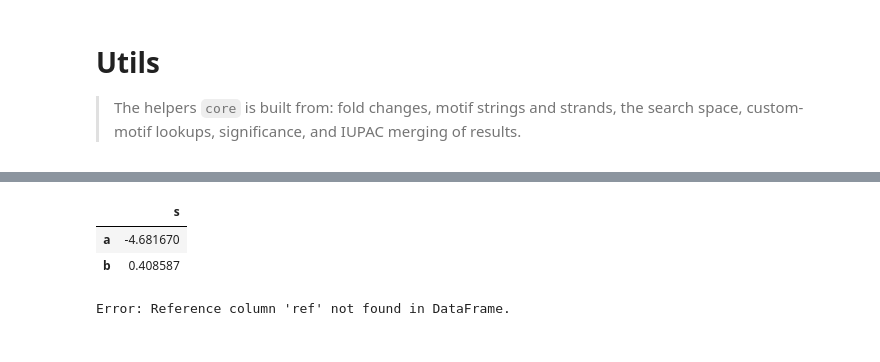
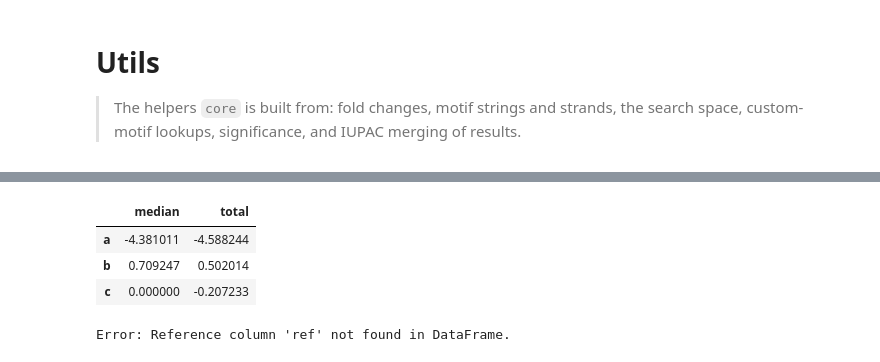
Before and after one commit to dbikard/randseq, a Jupyter notebook: nbs/01_utils.ipynb, the cells around one changed output, grey strips where cells are left out. Cells and saved outputs as stored; diff of their text form; code cells hidden in the pictures.

```diff
--- a/nbs/01_utils.ipynb
+++ b/nbs/01_utils.ipynb
@@ -74,21 +81,30 @@ does not choose which motifs are called. It does set how many plasmids carry eac
 `num_sequences` is comparable between experiments only at the same threshold.
 # %%
 #| export
-def calculate_log2fc(df, reference_column='MFDpir', count_threshold=20, pseudocount=1):
+def calculate_log2fc(df, reference_column='MFDpir', count_threshold=20, pseudocount=1,
+                     normalize="median"):
     """
     Filters a DataFrame, normalizes columns by sum, calculates log2 fold change
-    relative to a reference column, and drops the reference column.
+    relative to a reference column, drops the reference column and, by default, subtracts each
+    sample's median log2FC.
 
     Args:
         df (pd.DataFrame): Input DataFrame (rows=features, columns=samples). NaN counts as 0.
         reference_column (str): Name of the reference sample column.
         count_threshold (int): a feature is kept when its reference count is strictly above this.
         pseudocount (float): Value added to the raw counts, before normalisation.
+        normalize (str): "median" (default) subtracts each sample column's median, so the median
+            plasmid has log2FC 0 (fold change 1): median-ratio normalisation, as in DESeq2. On the
+            log2 scale this is the same as rescaling the counts by the median ratio. "total"
+            stops at each column normalised to its total, so a sample's log2FC are shares
+            relative to the reference's.
 
     Returns:
         pd.DataFrame: DataFrame with log2 fold change values. None if reference
                       column is missing. Empty DataFrame if all rows are filtered out.
     """
+    if normalize not in ("median", "total"):
+        raise ValueError(f"normalize must be 'median' or 'total', not {normalize!r}")
 
     df = df.replace(np.nan,0)
     if reference_column not in df.columns:
@@ -124,16 +140,23 @@ def calculate_log2fc(df, reference_column='MFDpir', count_threshold=20, pseudoco
     else:
         print(f"Warning: Reference column '{reference_column}' not found in log2fc_df for dropping.")
 
+    # 6. Median-ratio normalisation: the median plasmid of each sample has log2FC 0.
+    if normalize == "median":
+        log2fc_df = log2fc_df - log2fc_df.median()
+
     return log2fc_df
 # %%
-# Three plasmids, a reference and one sample. 'c' sits exactly at the threshold and is dropped:
-# the filter is strict.
-_toy = pd.DataFrame({'ref': [30, 90, 20], 's': [0, 99, 5]}, index=['a', 'b', 'c'])
+# Four plasmids, a reference and one sample. 'd' sits exactly at the threshold and is dropped:
+# the filter is strict. By default the median plasmid, 'c', is at 0; "total" leaves the shares.
+_toy = pd.DataFrame({'ref': [30, 90, 60, 20], 's': [0, 99, 40, 5]}, index=['a', 'b', 'c', 'd'])
 _fc = calculate_log2fc(_toy, reference_column='ref', count_threshold=20, pseudocount=1)
-_fc
+_fc_total = calculate_log2fc(_toy, reference_column='ref', count_threshold=20, pseudocount=1,
+                             normalize="total")
+pd.DataFrame({"median": _fc['s'], "total": _fc_total['s']})
 # %% [output]
-|  | s |
-| a | -4.681670 |
-| b | 0.408587 |
+|  | median | total |
+| a | -4.381011 | -4.588244 |
+| b | 0.709247 | 0.502014 |
+| c | 0.000000 | -0.207233 |
 # %%
 #| hide
```
Also changed, not shown: parts of 13 cells of this notebook, 15 other files.
